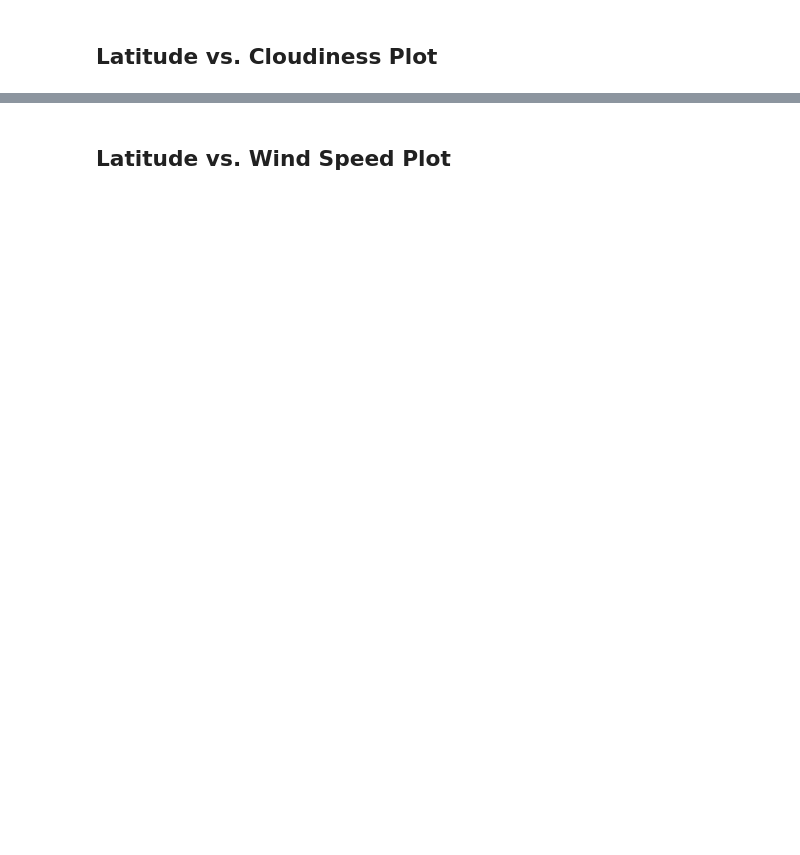
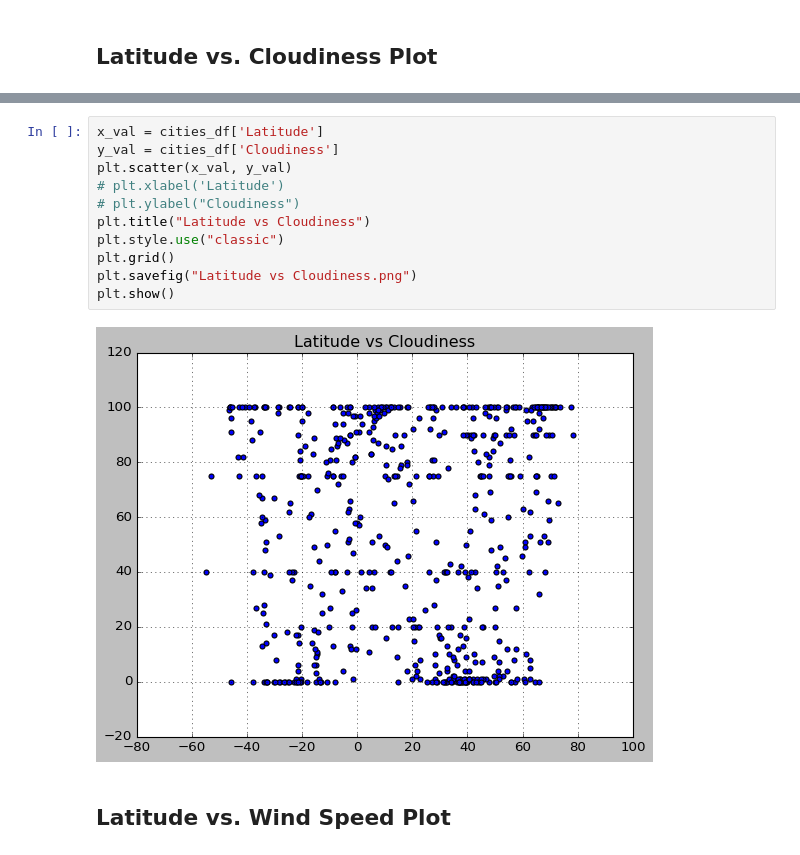
Before and after one commit to strongmachine/API_challenge, a Jupyter notebook: Analysis/WeatherPy.ipynb, the cells around one changed output, grey strips where cells are left out. Drawn from its saved outputs; the diff is of its cells as text; blank space fills up the shorter version.

```diff
--- a/Analysis/WeatherPy.ipynb
+++ b/Analysis/WeatherPy.ipynb
@@ -223,2 +247,15 @@ Int64Index([], dtype='int64')
+# %%
+x_val = cities_df['Latitude']
+y_val = cities_df['Cloudiness']
+plt.scatter(x_val, y_val)
+# plt.xlabel('Latitude')
+# plt.ylabel("Cloudiness")
+plt.title("Latitude vs Cloudiness")
+plt.style.use("classic")
+plt.grid()
+plt.savefig("Latitude vs Cloudiness.png")
+plt.show()
+# %% [output]
+[figure, added]
 # %% [markdown]
 ## Latitude vs. Wind Speed Plot
```
Also changed, not shown: parts of 32 cells of this notebook, 13 other files.
